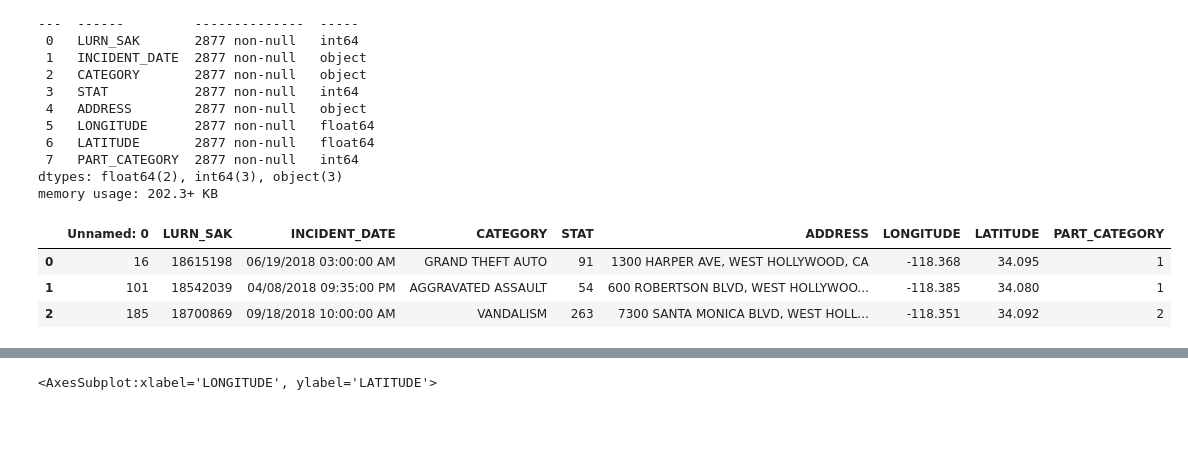
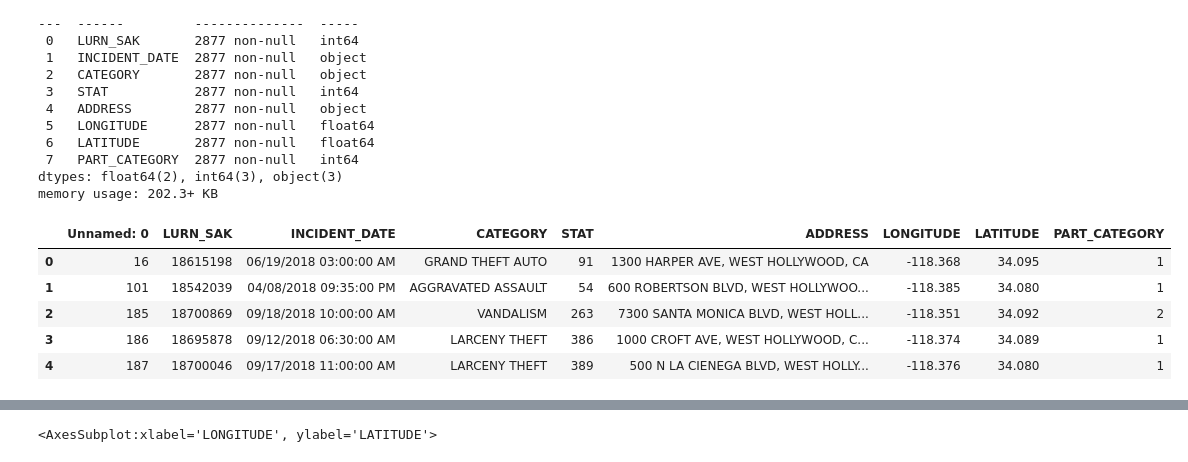
Before and after one commit to ksenlisan/TDI-Summer-2022-Capstone, a Jupyter notebook: Crime data cleaning.ipynb, the cells around one changed output, grey strips where cells are left out. Drawn from its saved outputs; the diff is of its cells as text; code cells hidden in the pictures; blank space fills up the shorter version.

```diff
--- a/Crime data cleaning.ipynb
+++ b/Crime data cleaning.ipynb
@@ -166,10 +188,12 @@ df2022_filtered.to_csv('2018-2022.csv', mode='a', header=False)
 # %%
 df = pd.read_csv('2018-2022.csv')
 # %%
-df.head(3)
+df.head()
 # %% [output]
 |  | Unnamed: 0 | LURN_SAK | INCIDENT_DATE | CATEGORY | STAT | ADDRESS | LONGITUDE | LATITUDE | PART_CATEGORY |
 | 0 | 16 | 18615198 | 06/19/2018 03:00:00 AM | GRAND THEFT AUTO | 91 | 1300 HARPER AVE, WEST HOLLYWOOD, CA | -118.368 | 34.095 | 1 |
 | 1 | 101 | 18542039 | 04/08/2018 09:35:00 PM | AGGRAVATED ASSAULT | 54 | 600 ROBERTSON BLVD, WEST HOLLYWOO... | -118.385 | 34.080 | 1 |
 | 2 | 185 | 18700869 | 09/18/2018 10:00:00 AM | VANDALISM | 263 | 7300 SANTA MONICA BLVD, WEST HOLL... | -118.351 | 34.092 | 2 |
+| 3 | 186 | 18695878 | 09/12/2018 06:30:00 AM | LARCENY THEFT | 386 | 1000 CROFT AVE, WEST HOLLYWOOD, C... | -118.374 | 34.089 | 1 |
+| 4 | 187 | 18700046 | 09/17/2018 11:00:00 AM | LARCENY THEFT | 389 | 500 N LA CIENEGA BLVD, WEST HOLLY... | -118.376 | 34.080 | 1 |
 # %%
```
Also changed, not shown: parts of 6 cells of this notebook.
